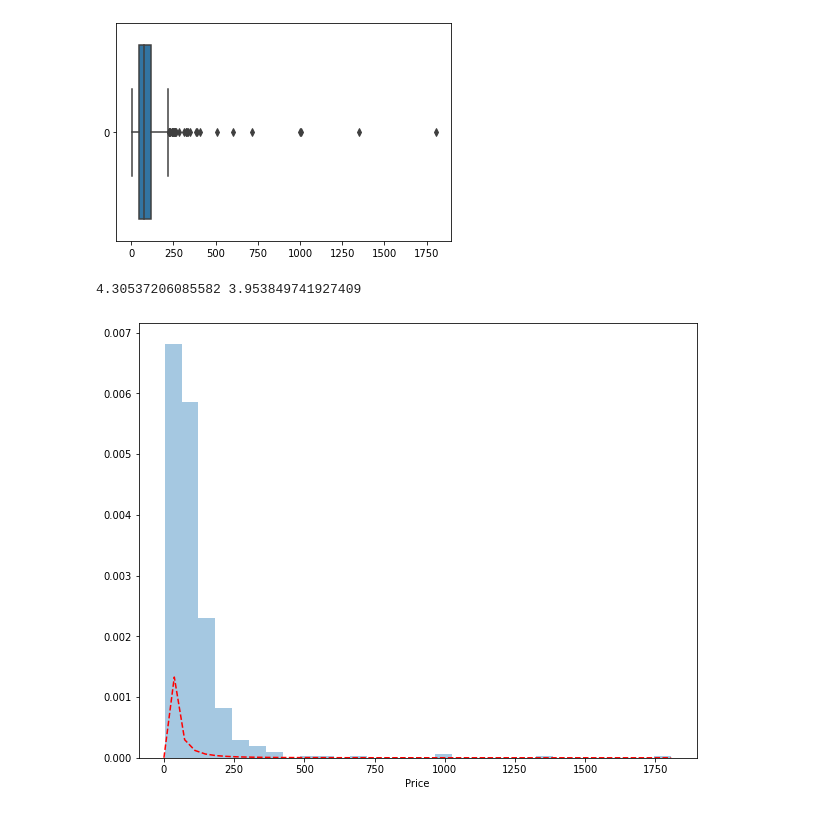
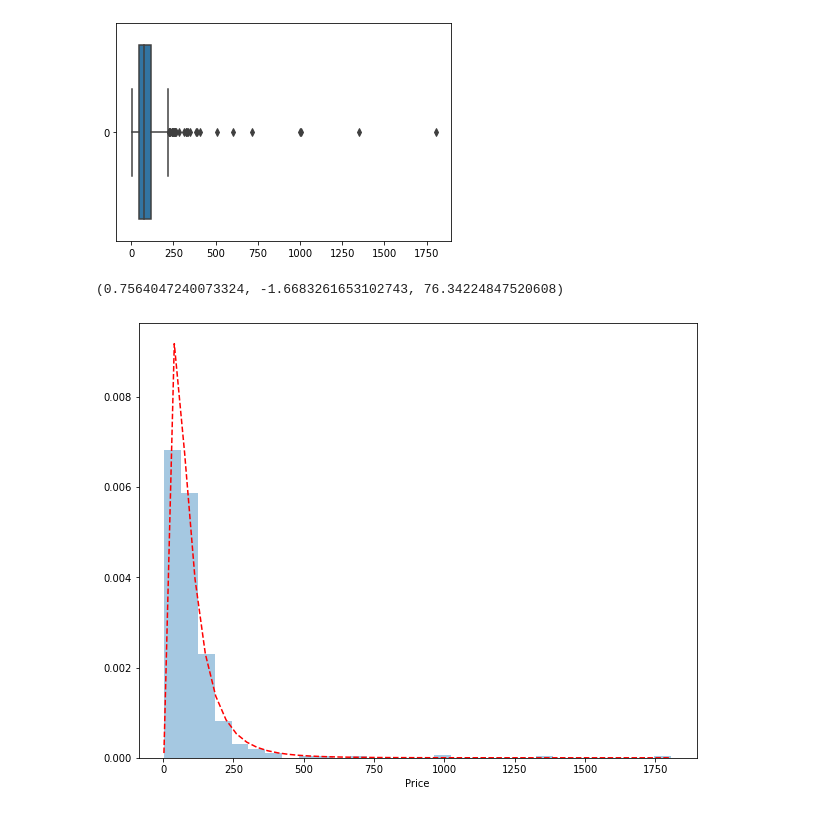
Before and after one commit to morkovka1337/multidimensional_data_processing, a Jupyter notebook: task1.ipynb, the cells around one changed output. Cells and saved outputs as stored; diff of their text form; code cells hidden in the pictures.

```diff
--- a/task1.ipynb
+++ b/task1.ipynb
@@ -7,6 +13,5 @@ import matplotlib.pyplot as plt
 # %%
-
-data = pd.read_csv('constituents-financials_csv.csv')
+data = pd.read_csv('constituents-financials.csv')
 sns.displot(data.Price, kde=False)
 # %% [output]
 <seaborn.axisgrid.FacetGrid at 0x...>
@@ -46,18 +51,14 @@ median 73.92
 <AxesSubplot:>
 [figure]
 # %%
-from scipy.stats import lognorm
 plt.figure(figsize=(10, 8))
-
-est_mu = np.log(price).mean()
-est_sigma_sq = np.log(price - est_mu**2).mean()
-print(est_mu, est_sigma_sq)
-
+x = np.linspace(np.min(price), np.max(price))
+params = scipy.stats.lognorm.fit(price)
+print(params)
 sns.distplot(price, kde=False, bins=30, norm_hist=True, label=f'Average price in dollars')
-x = np.linspace(0, price.max())
-
-plt.plot(x, lognorm.pdf(x, s=est_sigma_sq**0.5, loc=est_mu), 'r--')
+pdf = scipy.stats.lognorm.pdf(x, *params)
+plt.plot(x, pdf, 'r--')
 plt.show()
 # %% [output]
-4.30537206085582 3.953849741927409
+(0.7564047240073324, -1.6683261653102743, 76.34224847520608)
-[figure, old version]
+[figure, new version]
```
Also changed, not shown: parts of 5 cells of this notebook.
